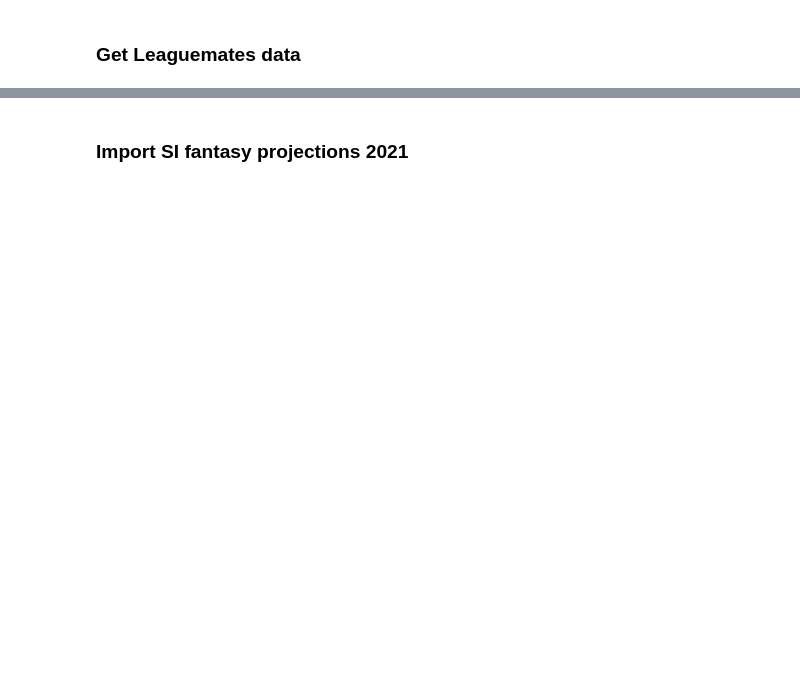
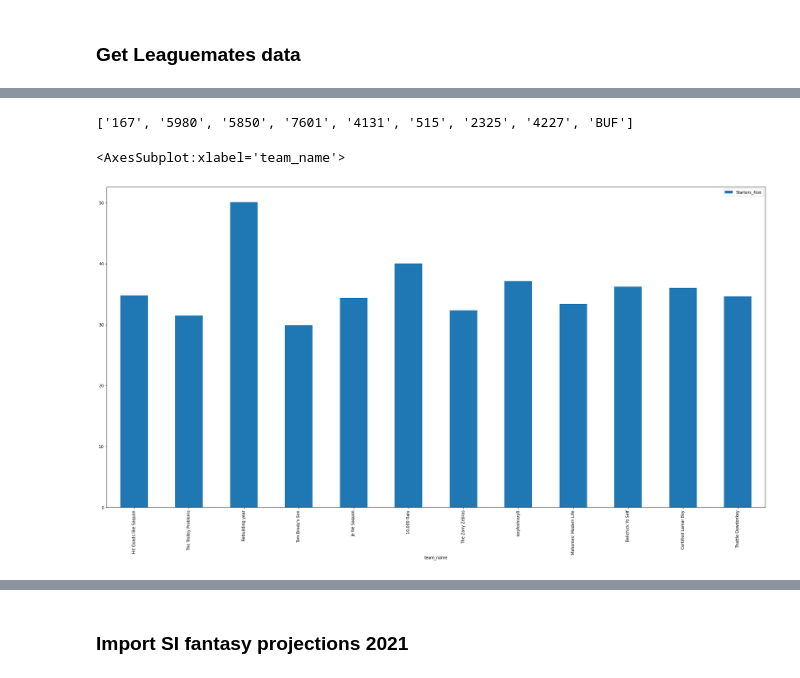
Before and after one commit to atran39/PokerstersFF, a Jupyter notebook: PokerstersFF.ipynb, the cells around one changed output, grey strips where cells are left out. Drawn from its saved outputs; the diff is of its cells as text; code cells hidden in the pictures; blank space fills up the shorter version.

```diff
--- a/PokerstersFF.ipynb
+++ b/PokerstersFF.ipynb
@@ -90,0 +153,9 @@ rosters_df['Starters_Mean'] = rosters_df['starters'].apply(lambda s: sum(players
+# %%
+rosters_df.iloc[2]['starters']
+# %% [output]
+['167', '5980', '5850', '7601', '4131', '515', '2325', '4227', 'BUF']
+# %%
+rosters_df.plot.bar(x='team_name', y='Starters_Risk')
+# %% [output]
+<AxesSubplot:xlabel='team_name'>
+[figure, added]
```
Also changed, not shown: parts of 16 cells of this notebook.
